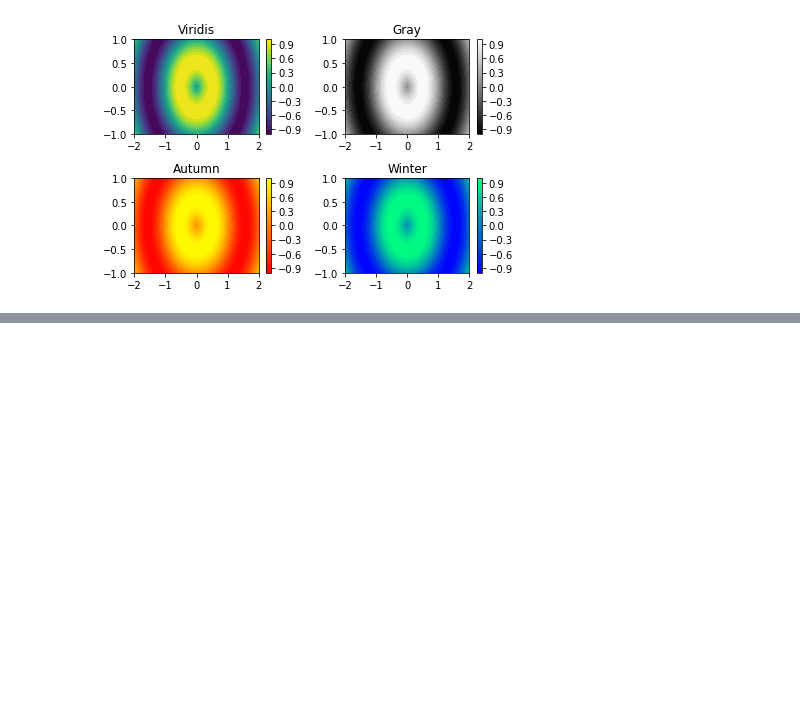
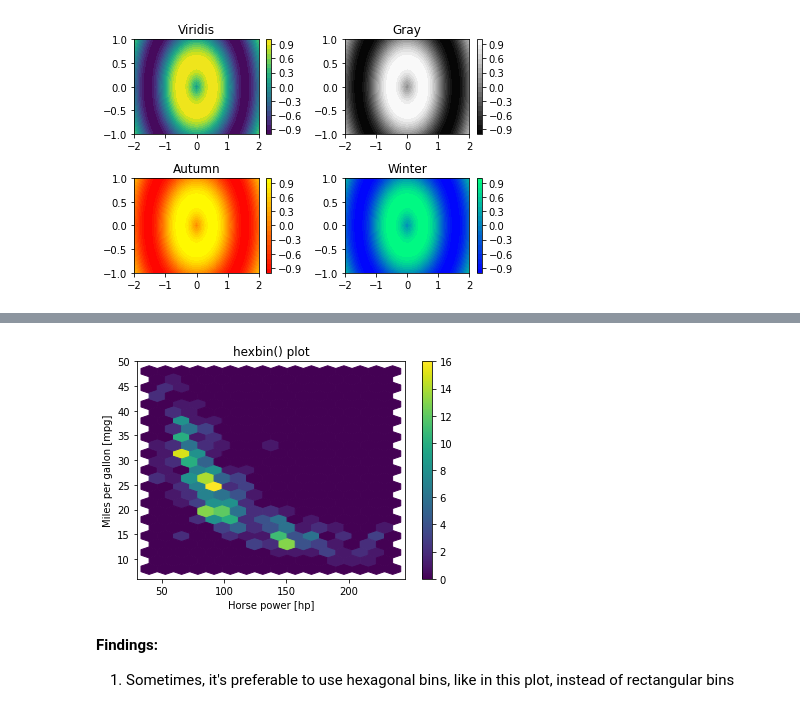
Before and after one commit to zaedulislam/Introduction_to_Data_Visualization_in_Python, a Jupyter notebook: 2. Plotting 2D arrays/Plotting 2D arrays.ipynb, the cells around one changed output, grey strips where cells are left out. Saved outputs shown, nothing was run; the diff lists cells and outputs as text; code cells hidden in the pictures; blank space fills up the shorter version.

```diff
--- a/2. Plotting 2D arrays/Plotting 2D arrays.ipynb
+++ b/2. Plotting 2D arrays/Plotting 2D arrays.ipynb
@@ -136,0 +182,17 @@ plt.show()
+# %%
+# Generate a 2d histogram with hexagonal bins
+plt.hexbin(hp, mpg, gridsize = (15, 12), extent = (40, 235, 8, 48))
+
+# Add a color bar to the histogram
+plt.colorbar()
+
+# Add labels, title, and display the plot
+plt.xlabel('Horse power [hp]')
+plt.ylabel('Miles per gallon [mpg]')
+plt.title('hexbin() plot')
+plt.show()
+# %% [output]
+[figure, added]
+# %% [markdown]
+**Findings:**
+1. Sometimes, it's preferable to use hexagonal bins, like in this plot, instead of rectangular bins
```
Also changed, not shown: parts of 8 cells of this notebook.
